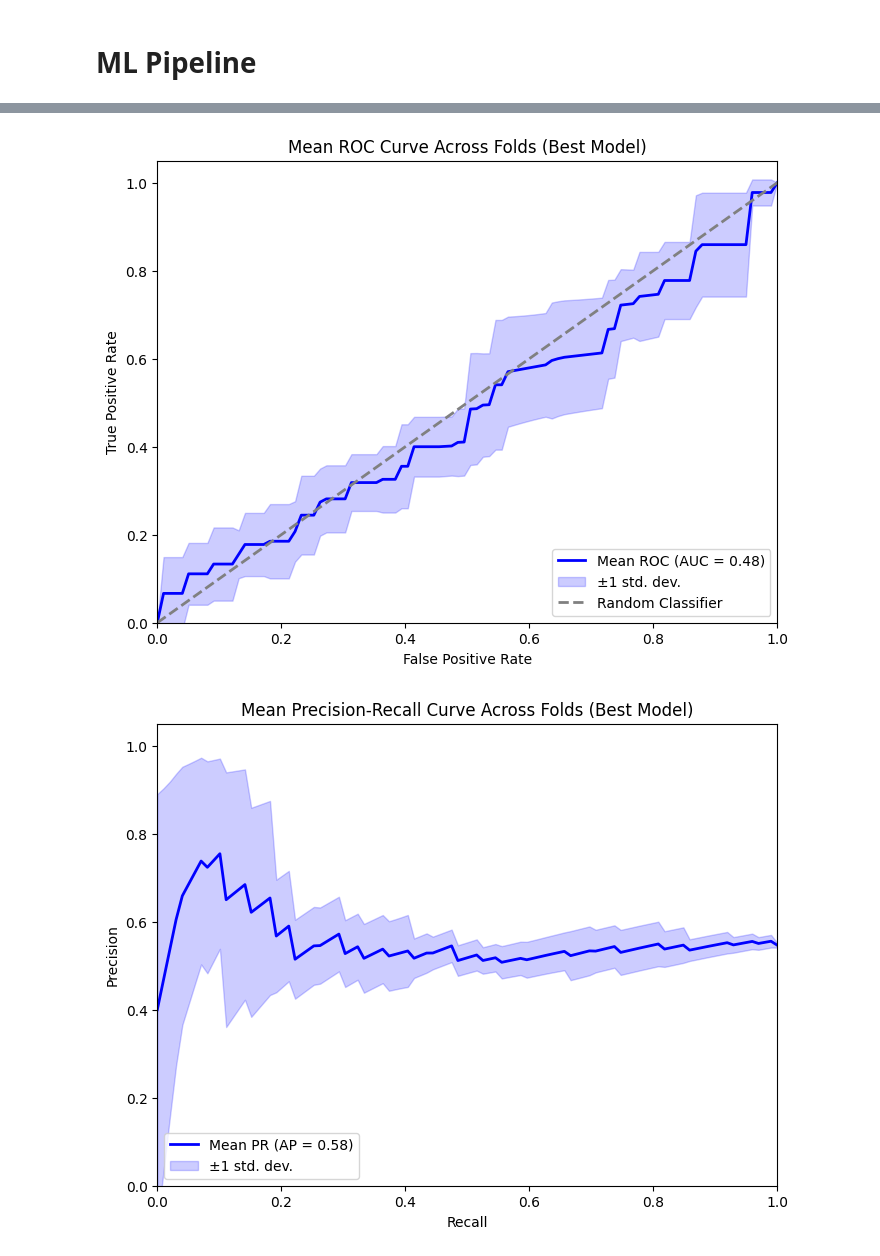
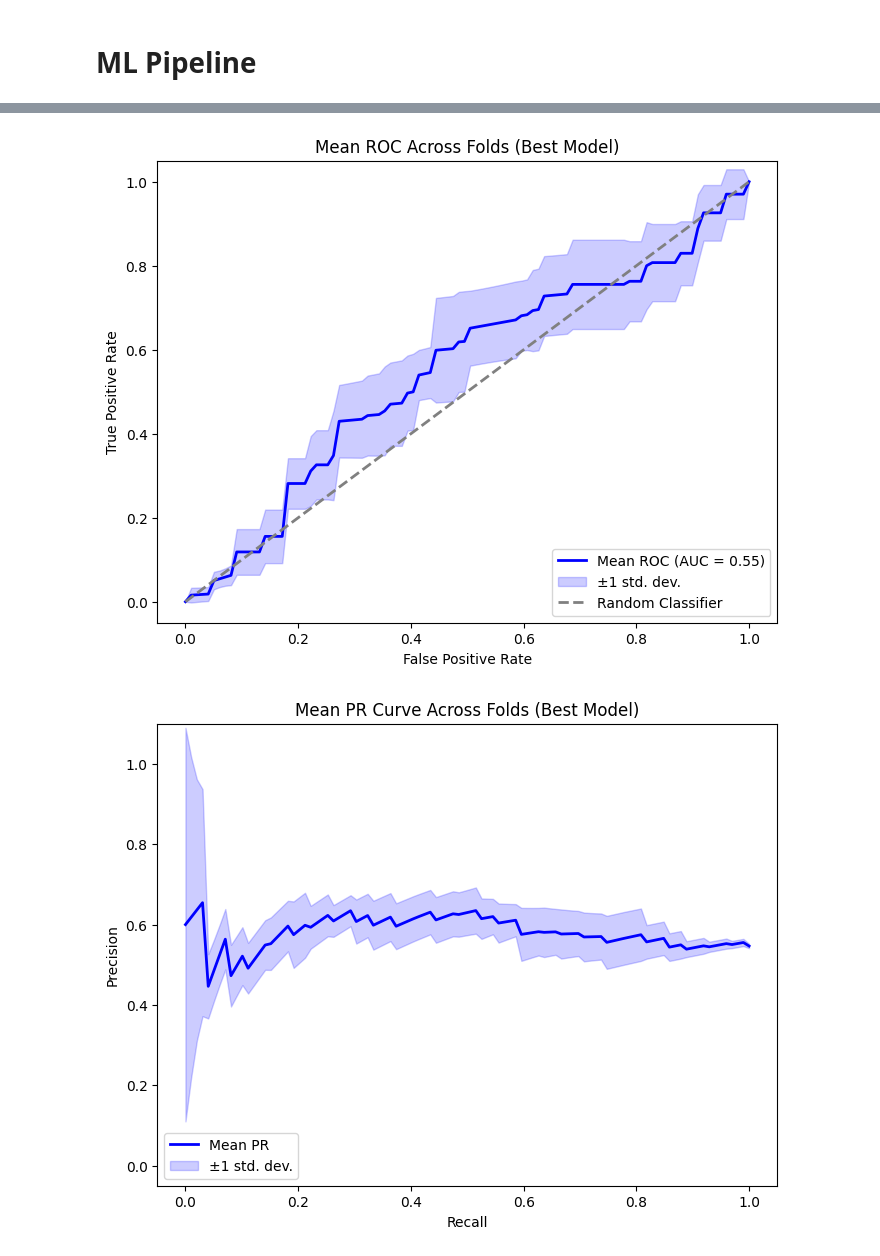
Before and after one commit to armankhoshnevis/Anxiety_Detection, a Jupyter notebook: SVC_Pipeline_Preliminary.ipynb, the cells around one changed output, grey strips where cells are left out. Drawn from its saved outputs; the diff is of its cells as text; code cells hidden in the pictures.

```diff
--- a/SVC_Pipeline_Preliminary.ipynb
+++ b/SVC_Pipeline_Preliminary.ipynb
@@ -219,37 +209,0 @@ Best Mean AP: 0.5751121224002304
-# %%
-# Plot ROC curve for the best model
-mean_tpr = np.mean(best_tprs, axis=0)
-mean_tpr[-1] = 1.0
-mean_auc = auc(mean_fpr, mean_tpr)
-std_tpr = np.std(best_tprs, axis=0)
-
-plt.figure(figsize=(8, 6))
-plt.plot(mean_fpr, mean_tpr, color='b', label=f'Mean ROC (AUC = {mean_auc:.2f})', lw=2)
-plt.fill_between(mean_fpr, mean_tpr - std_tpr, mean_tpr + std_tpr, color='b', alpha=0.2, label='±1 std. dev.')
-plt.plot([0, 1], [0, 1], color='gray', linestyle='--', lw=2, label='Random Classifier')
-plt.xlim([0.0, 1.0])
-plt.ylim([0.0, 1.05])
-plt.xlabel('False Positive Rate')
-plt.ylabel('True Positive Rate')
-plt.title('Mean ROC Curve Across Folds (Best Model)')
-plt.legend(loc='lower right')
-plt.show()
-
-# Plot Precision-Recall curve for the best model
-mean_precision = np.mean(best_precisions, axis=0)
-mean_ap = np.mean(best_aps)
-std_precision = np.std(best_precisions, axis=0)
-
-plt.figure(figsize=(8, 6))
-plt.plot(mean_recall, mean_precision, color='b', label=f'Mean PR (AP = {mean_ap:.2f})', lw=2)
-plt.fill_between(mean_recall, mean_precision - std_precision, mean_precision + std_precision, color='b', alpha=0.2, label='±1 std. dev.')
-plt.xlim([0.0, 1.0])
-plt.ylim([0.0, 1.05])
-plt.xlabel('Recall')
-plt.ylabel('Precision')
-plt.title('Mean Precision-Recall Curve Across Folds (Best Model)')
-plt.legend(loc='lower left')
-plt.show()
-# %% [output]
-[figure, removed]
-[figure, removed]
@@ -268,0 +210,36 @@ cm
+# %%
+# Plot ROC curve for the best model
+mean_tpr = np.mean(best_interpolated_tprs, axis=0)
+mean_tpr[-1] = 1.0
+mean_auc = auc(mean_fpr, mean_tpr)
+std_tpr = np.std(best_interpolated_tprs, axis=0)
+
+plt.figure(figsize=(8, 6))
+plt.plot(mean_fpr, mean_tpr, color='b', label=f'Mean ROC (AUC = {mean_auc:.2f})', lw=2)
+plt.fill_between(mean_fpr, mean_tpr - std_tpr, mean_tpr + std_tpr, color='b', alpha=0.2, label='±1 std. dev.')
+plt.plot([0, 1], [0, 1], color='gray', linestyle='--', lw=2, label='Random Classifier')
+plt.xlim([-0.05, 1.05])
+plt.ylim([-0.05, 1.05])
+plt.xlabel('False Positive Rate')
+plt.ylabel('True Positive Rate')
+plt.title('Mean ROC Across Folds (Best Model)')
+plt.legend(loc='lower right')
+plt.show()
+
+# Plot Precision-Recall curve for the best model
+mean_interpolated_precision = np.mean(best_interpolated_precisions, axis=0)
+std_interpolated_precision = np.std(best_interpolated_precisions, axis=0)
+
+plt.figure(figsize=(8, 6))
+plt.plot(mean_recall, mean_interpolated_precision, color='b', label='Mean PR', lw=2)
+plt.fill_between(mean_recall, mean_interpolated_precision - std_interpolated_precision, mean_interpolated_precision + std_interpolated_precision, color='b', alpha=0.2, label='±1 std. dev.')
+plt.xlim([-0.05, 1.05])
+plt.ylim([-0.05, 1.10])
+plt.xlabel('Recall')
+plt.ylabel('Precision')
+plt.title('Mean PR Curve Across Folds (Best Model)')
+plt.legend(loc='lower left')
+plt.show()
+# %% [output]
+[figure, added]
+[figure, added]
```
Also changed, not shown: parts of 4 cells of this notebook, 1 other file.
